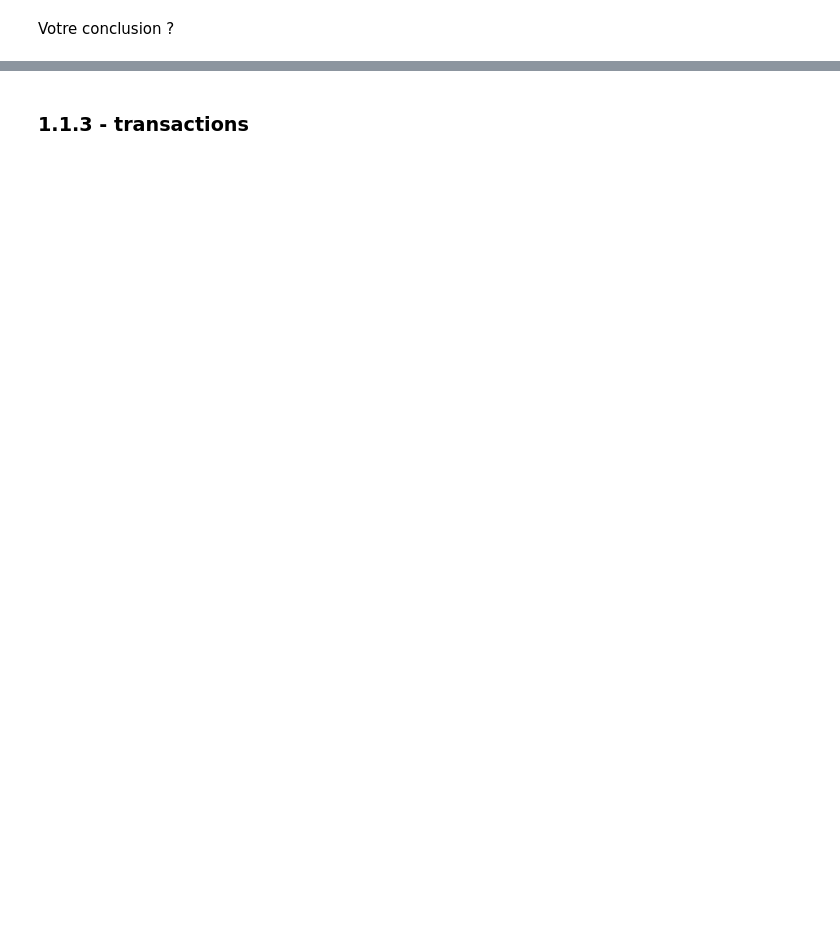
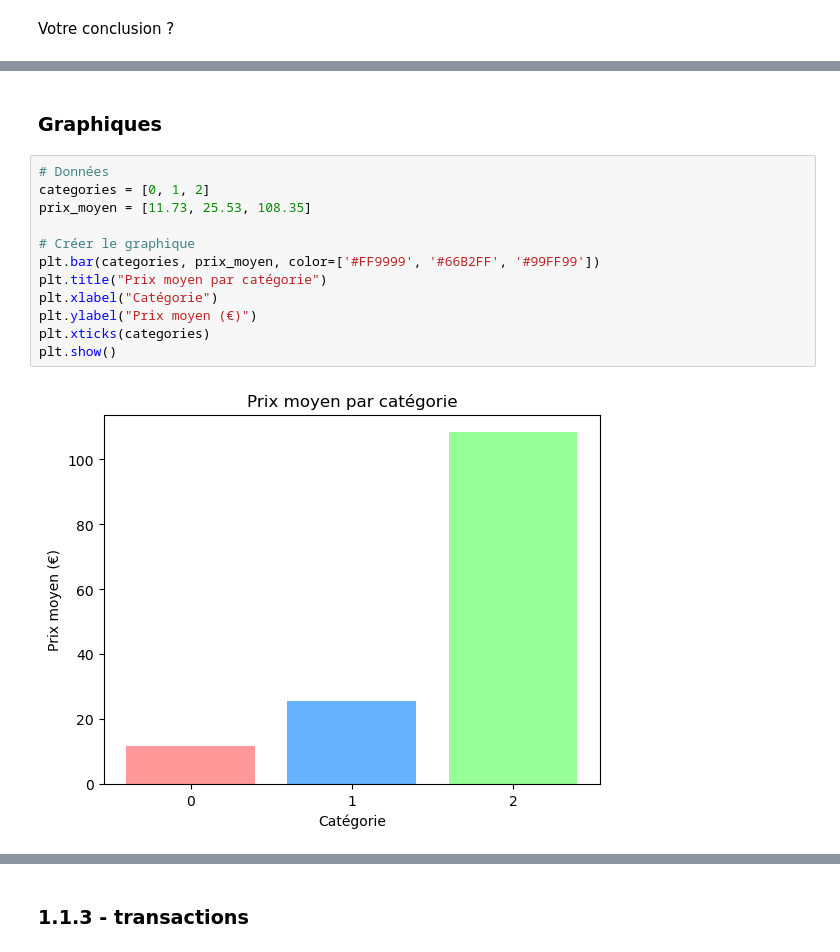
Before and after one commit to raymondgadji/DatAnalyst, a Jupyter notebook: Cours/Semaine5/Brief_ventes/analyse des ventes/Analyse des ventes en ligne.ipynb, the cells around one changed output, grey strips where cells are left out. Cells and saved outputs as stored; diff of their text form; blank space fills up the shorter version.

```diff
--- a/Cours/Semaine5/Brief_ventes/analyse des ventes/Analyse des ventes en ligne.ipynb
+++ b/Cours/Semaine5/Brief_ventes/analyse des ventes/Analyse des ventes en ligne.ipynb
@@ -164,0 +369,16 @@ Votre conclusion ?
+# %% [markdown]
+### Graphiques
+# %%
+# Données
+categories = [0, 1, 2]
+prix_moyen = [11.73, 25.53, 108.35]
+
+# Créer le graphique
+plt.bar(categories, prix_moyen, color=['#FF9999', '#66B2FF', '#99FF99'])
+plt.title("Prix moyen par catégorie")
+plt.xlabel("Catégorie")
+plt.ylabel("Prix moyen (€)")
+plt.xticks(categories)
+plt.show()
+# %% [output]
+[figure, added]
```
Also changed, not shown: parts of 50 cells of this notebook.
